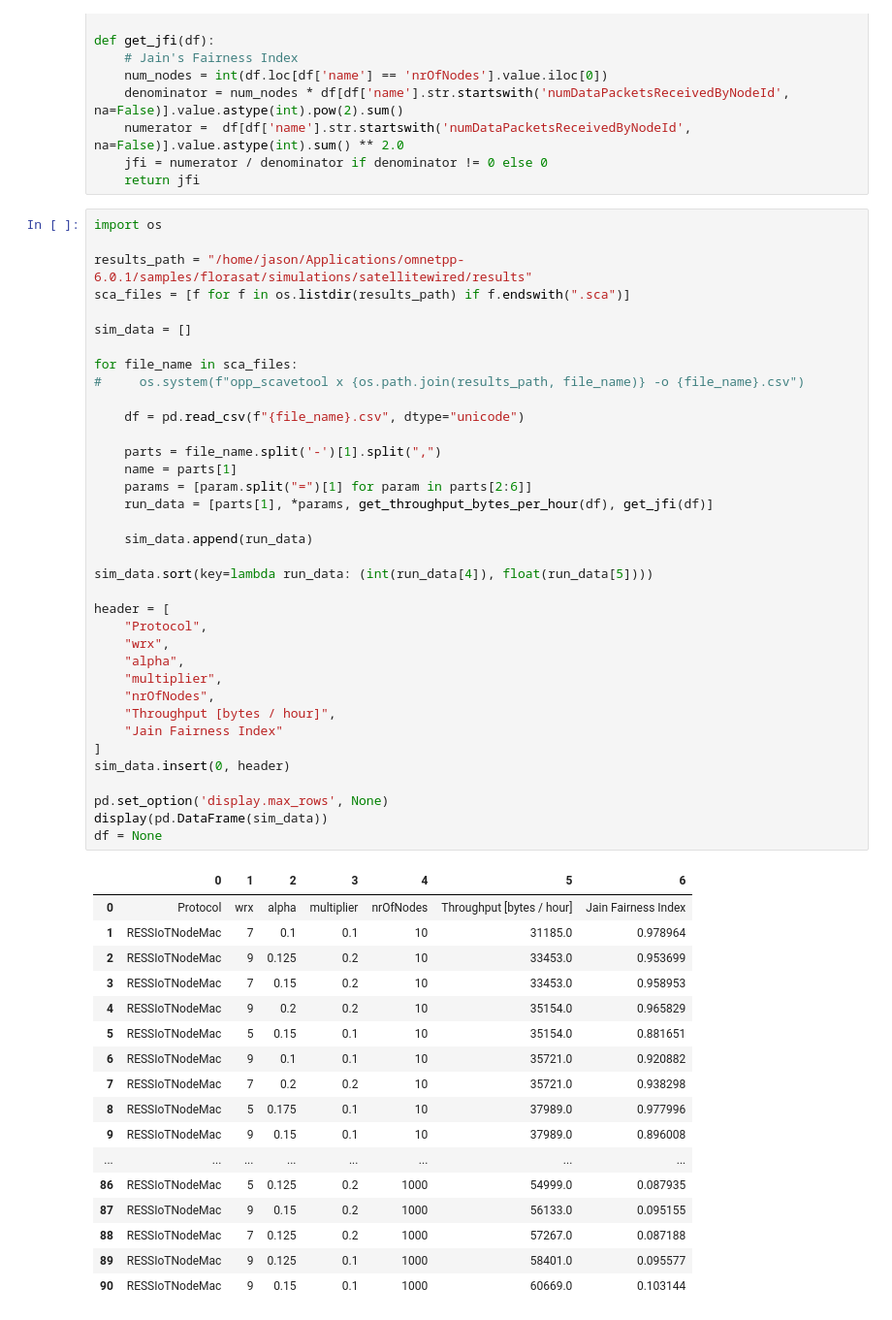
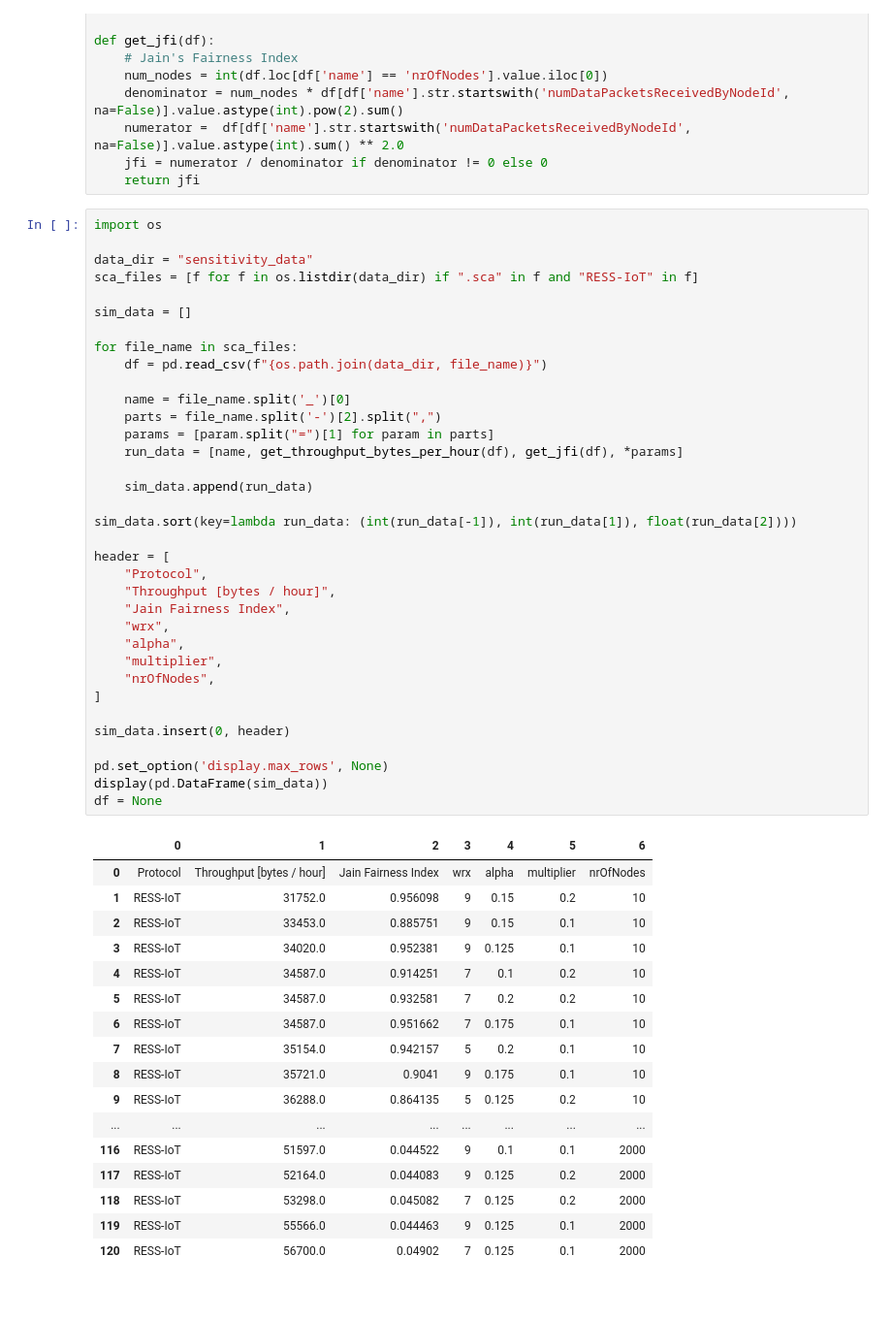
Before and after one commit to jason-gerard/DRAAF-pipeline, a Jupyter notebook: ress-iot-vs-dqrap-paper/Sensitivity Analysis.ipynb, the cells around one changed output. Shown at 97% size. Drawn from its saved outputs; the diff is of its cells as text.

```diff
--- a/ress-iot-vs-dqrap-paper/Sensitivity Analysis.ipynb
+++ b/ress-iot-vs-dqrap-paper/Sensitivity Analysis.ipynb
@@ -22,54 +22,53 @@ def get_jfi(df):
 # %%
 import os
 
-results_path = "/home/jason/Applications/omnetpp-6.0.1/samples/florasat/simulations/satellitewired/results"
-sca_files = [f for f in os.listdir(results_path) if f.endswith(".sca")]
+data_dir = "sensitivity_data"
+sca_files = [f for f in os.listdir(data_dir) if ".sca" in f and "RESS-IoT" in f]
 
 sim_data = []
 
 for file_name in sca_files:
-#     os.system(f"opp_scavetool x {os.path.join(results_path, file_name)} -o {file_name}.csv")
+    df = pd.read_csv(f"{os.path.join(data_dir, file_name)}")
 
-    df = pd.read_csv(f"{file_name}.csv", dtype="unicode")
-
-    parts = file_name.split('-')[1].split(",")
-    name = parts[1]
-    params = [param.split("=")[1] for param in parts[2:6]]
-    run_data = [parts[1], *params, get_throughput_bytes_per_hour(df), get_jfi(df)]
+    name = file_name.split('_')[0]
+    parts = file_name.split('-')[2].split(",")
+    params = [param.split("=")[1] for param in parts]
+    run_data = [name, get_throughput_bytes_per_hour(df), get_jfi(df), *params]
 
     sim_data.append(run_data)
 
-sim_data.sort(key=lambda run_data: (int(run_data[4]), float(run_data[5])))
+sim_data.sort(key=lambda run_data: (int(run_data[-1]), int(run_data[1]), float(run_data[2])))
 
 header = [
     "Protocol",
+    "Throughput [bytes / hour]",
+    "Jain Fairness Index",
     "wrx",
     "alpha",
     "multiplier",
     "nrOfNodes",
-    "Throughput [bytes / hour]",
-    "Jain Fairness Index"
 ]
+
 sim_data.insert(0, header)
 
 pd.set_option('display.max_rows', None)
 display(pd.DataFrame(sim_data))
 df = None
 # %% [output]
 |  | 0 | 1 | 2 | 3 | 4 | 5 | 6 |
-| 0 | Protocol | wrx | alpha | multiplier | nrOfNodes | Throughput [bytes / hour] | Jain Fairness Index |
-| 1 | RESSIoTNodeMac | 7 | 0.1 | 0.1 | 10 | 31185.0 | 0.978964 |
-| 2 | RESSIoTNodeMac | 9 | 0.125 | 0.2 | 10 | 33453.0 | 0.953699 |
-| 3 | RESSIoTNodeMac | 7 | 0.15 | 0.2 | 10 | 33453.0 | 0.958953 |
-| 4 | RESSIoTNodeMac | 9 | 0.2 | 0.2 | 10 | 35154.0 | 0.965829 |
-| 5 | RESSIoTNodeMac | 5 | 0.15 | 0.1 | 10 | 35154.0 | 0.881651 |
-| 6 | RESSIoTNodeMac | 9 | 0.1 | 0.1 | 10 | 35721.0 | 0.920882 |
-| 7 | RESSIoTNodeMac | 7 | 0.2 | 0.2 | 10 | 35721.0 | 0.938298 |
-| 8 | RESSIoTNodeMac | 5 | 0.175 | 0.1 | 10 | 37989.0 | 0.977996 |
-| 9 | RESSIoTNodeMac | 9 | 0.15 | 0.1 | 10 | 37989.0 | 0.896008 |
+| 0 | Protocol | Throughput [bytes / hour] | Jain Fairness Index | wrx | alpha | multiplier | nrOfNodes |
+| 1 | RESS-IoT | 31752.0 | 0.956098 | 9 | 0.15 | 0.2 | 10 |
+| 2 | RESS-IoT | 33453.0 | 0.885751 | 9 | 0.15 | 0.1 | 10 |
+| 3 | RESS-IoT | 34020.0 | 0.952381 | 9 | 0.125 | 0.1 | 10 |
+| 4 | RESS-IoT | 34587.0 | 0.914251 | 7 | 0.1 | 0.2 | 10 |
+| 5 | RESS-IoT | 34587.0 | 0.932581 | 7 | 0.2 | 0.2 | 10 |
+| 6 | RESS-IoT | 34587.0 | 0.951662 | 7 | 0.175 | 0.1 | 10 |
+| 7 | RESS-IoT | 35154.0 | 0.942157 | 5 | 0.2 | 0.1 | 10 |
+| 8 | RESS-IoT | 35721.0 | 0.9041 | 9 | 0.175 | 0.1 | 10 |
+| 9 | RESS-IoT | 36288.0 | 0.864135 | 5 | 0.125 | 0.2 | 10 |
 | ... | ... | ... | ... | ... | ... | ... | ... |
-| 86 | RESSIoTNodeMac | 5 | 0.125 | 0.2 | 1000 | 54999.0 | 0.087935 |
-| 87 | RESSIoTNodeMac | 9 | 0.15 | 0.2 | 1000 | 56133.0 | 0.095155 |
-| 88 | RESSIoTNodeMac | 7 | 0.125 | 0.2 | 1000 | 57267.0 | 0.087188 |
-| 89 | RESSIoTNodeMac | 9 | 0.125 | 0.1 | 1000 | 58401.0 | 0.095577 |
-| 90 | RESSIoTNodeMac | 9 | 0.15 | 0.1 | 1000 | 60669.0 | 0.103144 |
+| 116 | RESS-IoT | 51597.0 | 0.044522 | 9 | 0.1 | 0.1 | 2000 |
+| 117 | RESS-IoT | 52164.0 | 0.044083 | 9 | 0.125 | 0.2 | 2000 |
+| 118 | RESS-IoT | 53298.0 | 0.045082 | 7 | 0.125 | 0.2 | 2000 |
+| 119 | RESS-IoT | 55566.0 | 0.044463 | 9 | 0.125 | 0.1 | 2000 |
+| 120 | RESS-IoT | 56700.0 | 0.04902 | 7 | 0.125 | 0.1 | 2000 |
```
Also changed, not shown: parts of 1 cell of this notebook, 15 other files.
